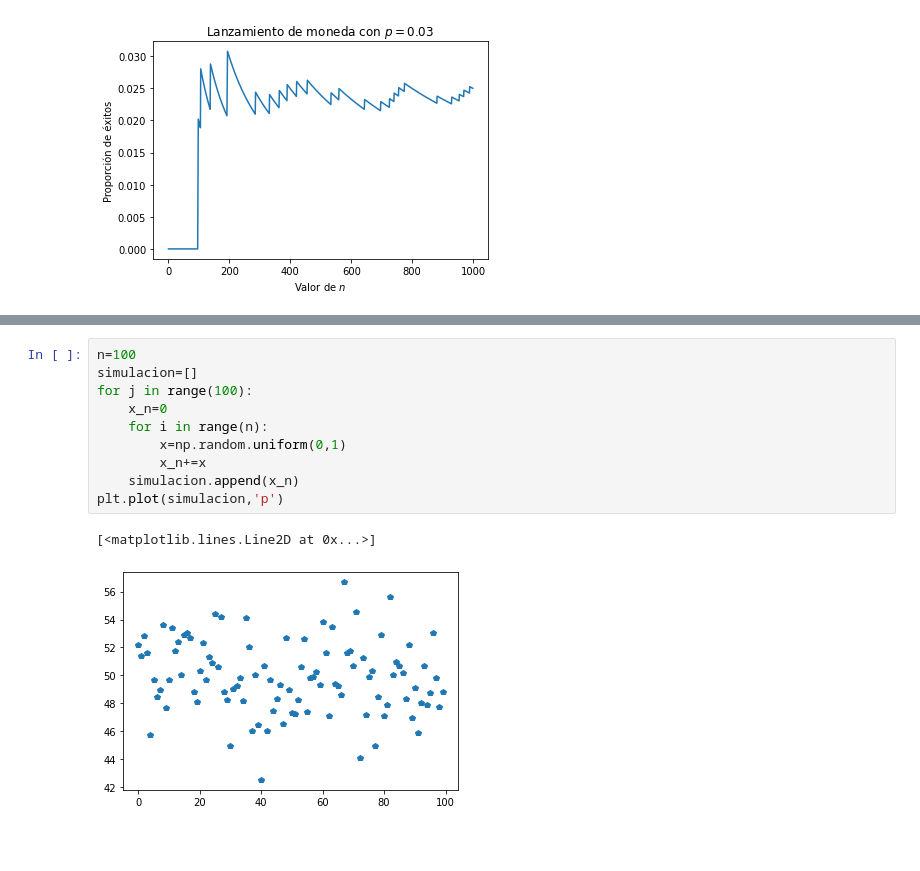
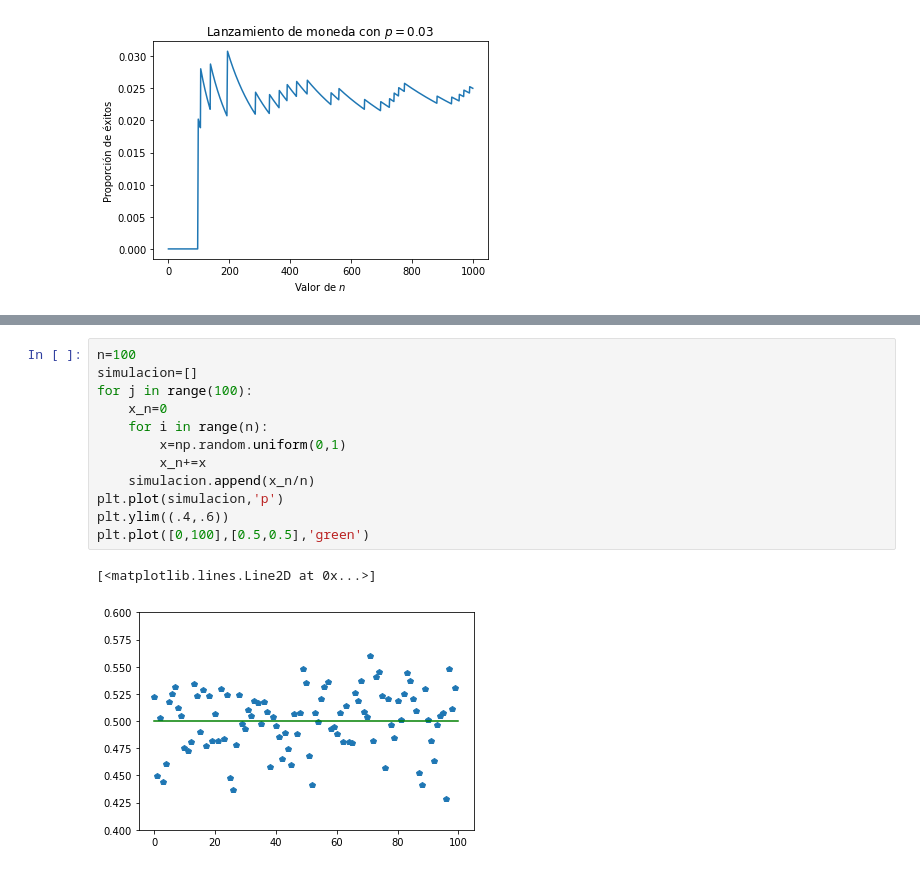
Before and after one commit to JairEsc/Mat_Apl, a Jupyter notebook: Est_T1.ipynb, the cells around one changed output, grey strips where cells are left out. Saved outputs shown, nothing was run; the diff lists cells and outputs as text; blank space fills up the shorter version.

```diff
--- a/Est_T1.ipynb
+++ b/Est_T1.ipynb
@@ -30,13 +26,15 @@ Text(0, 0.5, 'Proporción de éxitos')
 # %%
 n=100
 simulacion=[]
 for j in range(100):
     x_n=0
     for i in range(n):
         x=np.random.uniform(0,1)
         x_n+=x
-    simulacion.append(x_n)
+    simulacion.append(x_n/n)
 plt.plot(simulacion,'p')
+plt.ylim((.4,.6))
+plt.plot([0,100],[0.5,0.5],'green')
 # %% [output]
 [<matplotlib.lines.Line2D at 0x...>]
-[figure, old version]
+[figure, new version]
```
Also changed, not shown: parts of 1 cell of this notebook.
